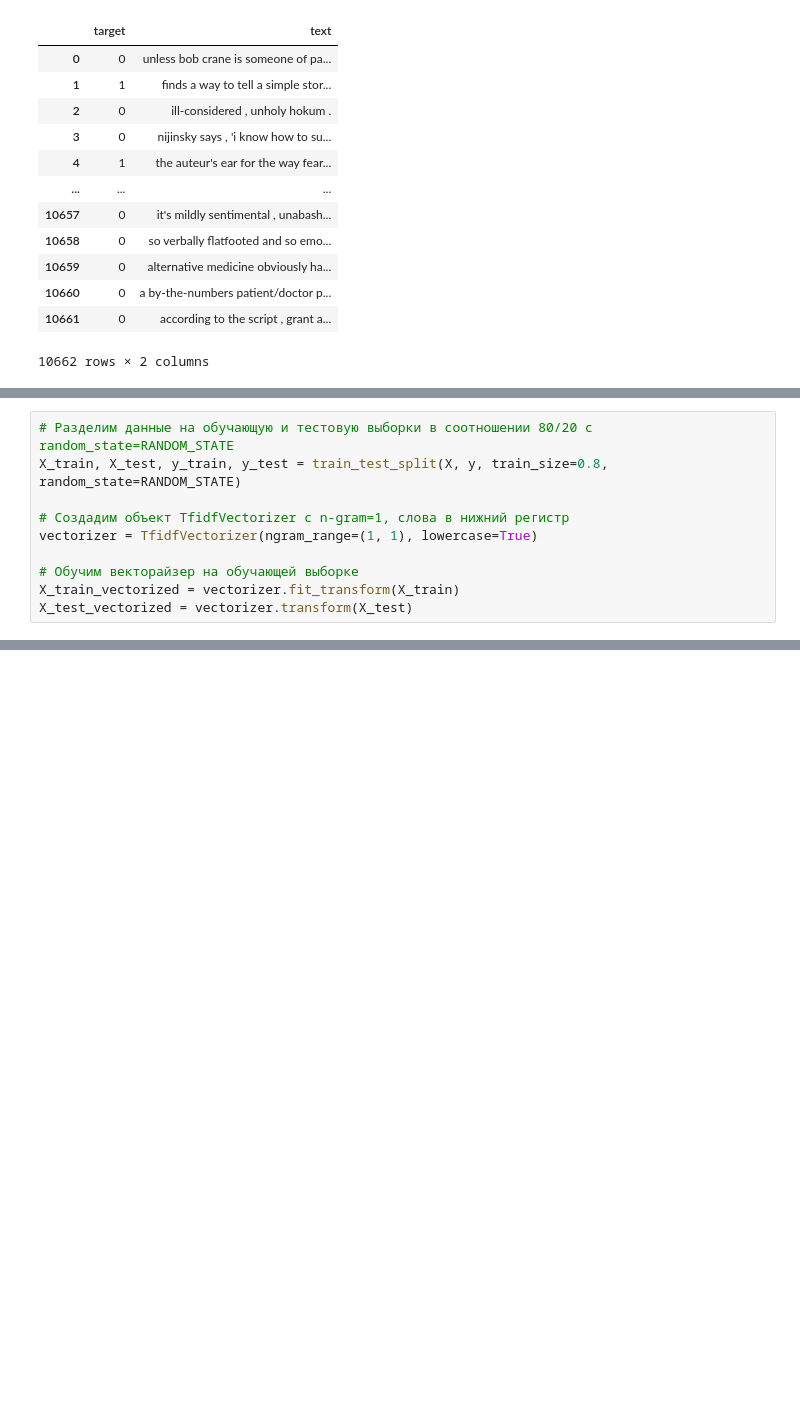
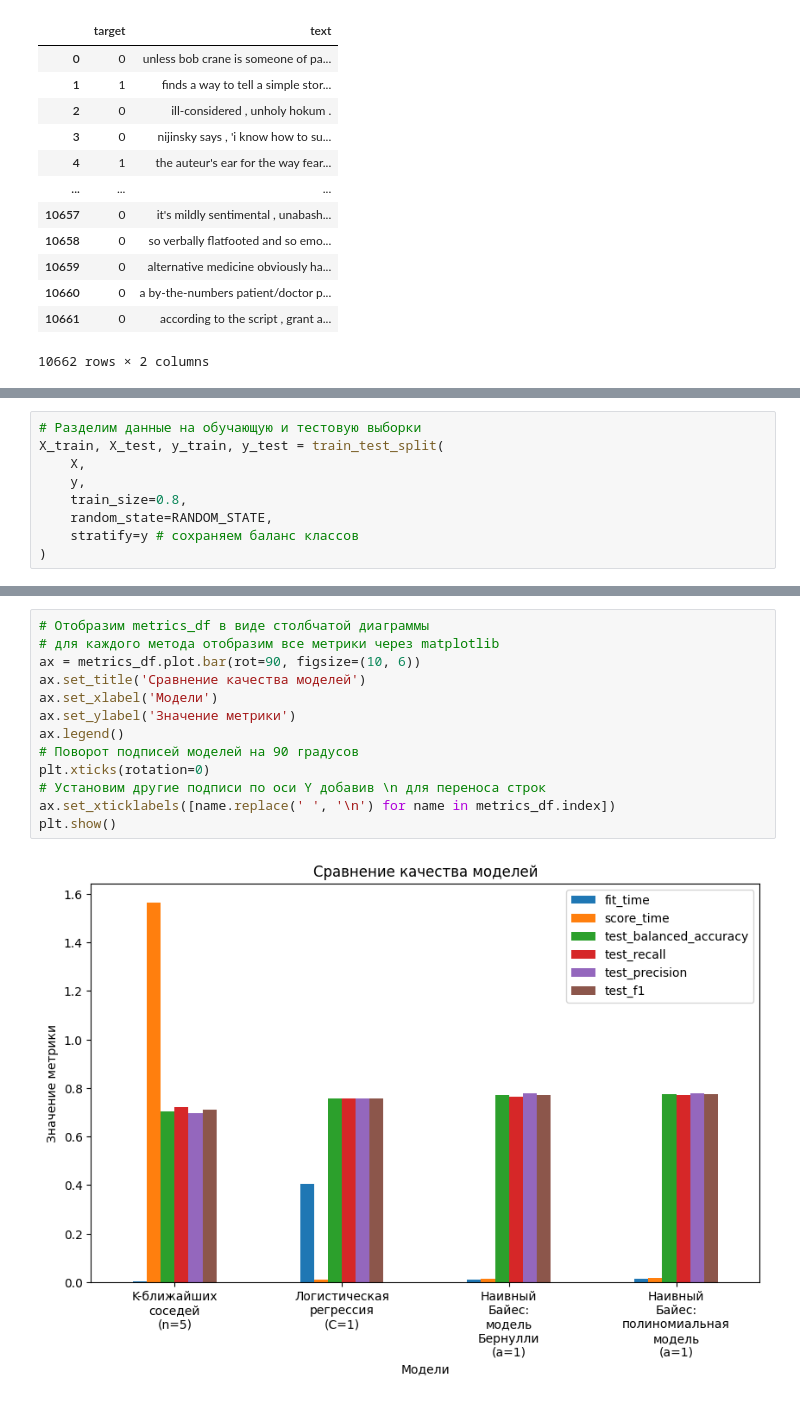
Before and after one commit to SilkSlime/iu6mlm, a Jupyter notebook: hw3/A3_Panfilkin_3.ipynb, the cells around one changed output, grey strips where cells are left out. Drawn from its saved outputs; the diff is of its cells as text; blank space fills up the shorter version.

```diff
--- a/hw3/A3_Panfilkin_3.ipynb
+++ b/hw3/A3_Panfilkin_3.ipynb
@@ -58,13 +71,12 @@ data
 # %%
-# Разделим данные на обучающую и тестовую выборки в соотношении 80/20 с random_state=RANDOM_STATE
-X_train, X_test, y_train, y_test = train_test_split(X, y, train_size=0.8, random_state=RANDOM_STATE)
-
-# Создадим объект TfidfVectorizer с n-gram=1, слова в нижний регистр
-vectorizer = TfidfVectorizer(ngram_range=(1, 1), lowercase=True)
-
-# Обучим векторайзер на обучающей выборке
-X_train_vectorized = vectorizer.fit_transform(X_train)
-X_test_vectorized = vectorizer.transform(X_test)
+# Разделим данные на обучающую и тестовую выборки
+X_train, X_test, y_train, y_test = train_test_split(
+    X,
+    y,
+    train_size=0.8,
+    random_state=RANDOM_STATE,
+    stratify=y # сохраняем баланс классов
+)
 # %%
 def get_metrics(model, X_train, y_train, X_test, y_test):
     """
@@ -117,0 +148,15 @@ metrics_df
+# %%
+# Отобразим metrics_df в виде столбчатой диаграммы
+# для каждого метода отобразим все метрики через matplotlib
+ax = metrics_df.plot.bar(rot=90, figsize=(10, 6))
+ax.set_title('Сравнение качества моделей')
+ax.set_xlabel('Модели')
+ax.set_ylabel('Значение метрики')
+ax.legend()
+# Поворот подписей моделей на 90 градусов
+plt.xticks(rotation=0)
+# Установим другие подписи по оси Y добавив \n для переноса строк
+ax.set_xticklabels([name.replace(' ', '\n') for name in metrics_df.index])
+plt.show()
+# %% [output]
+[figure, added]
```
Also changed, not shown: parts of 13 cells of this notebook.
